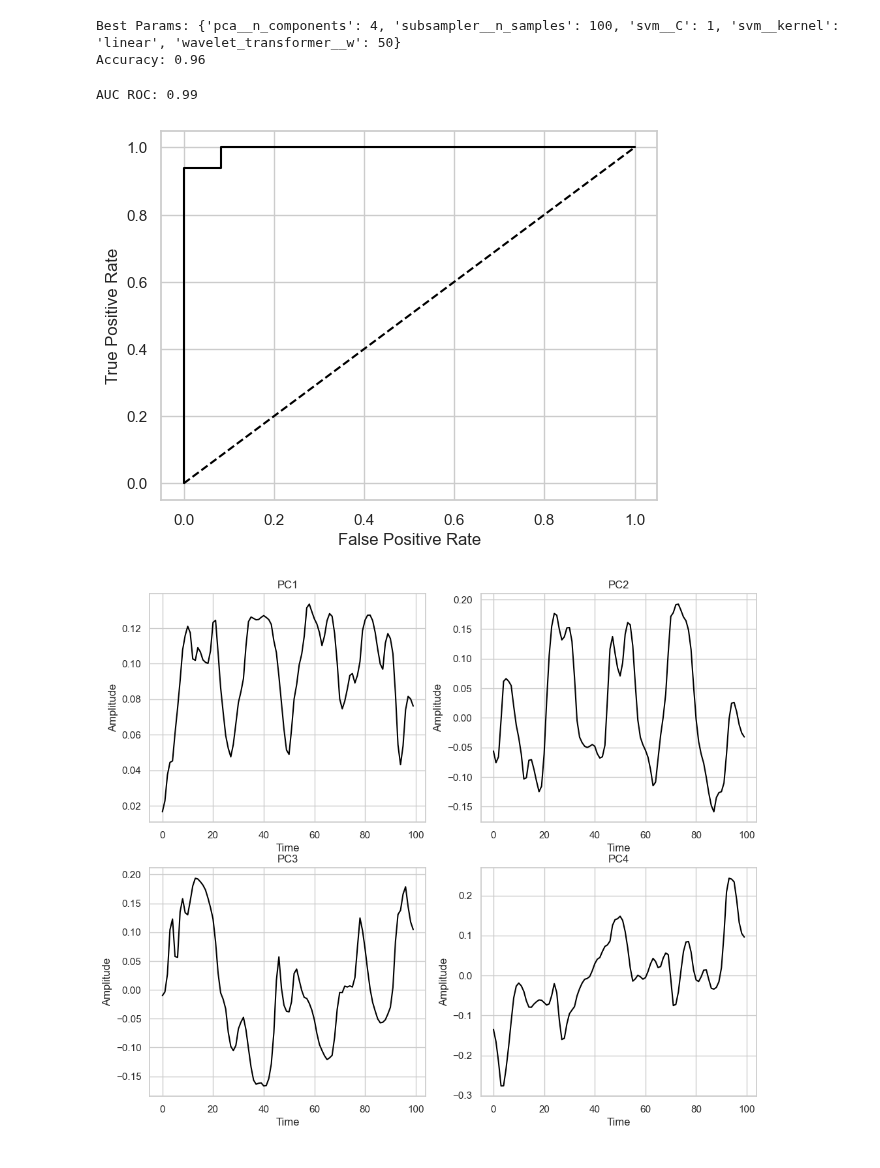
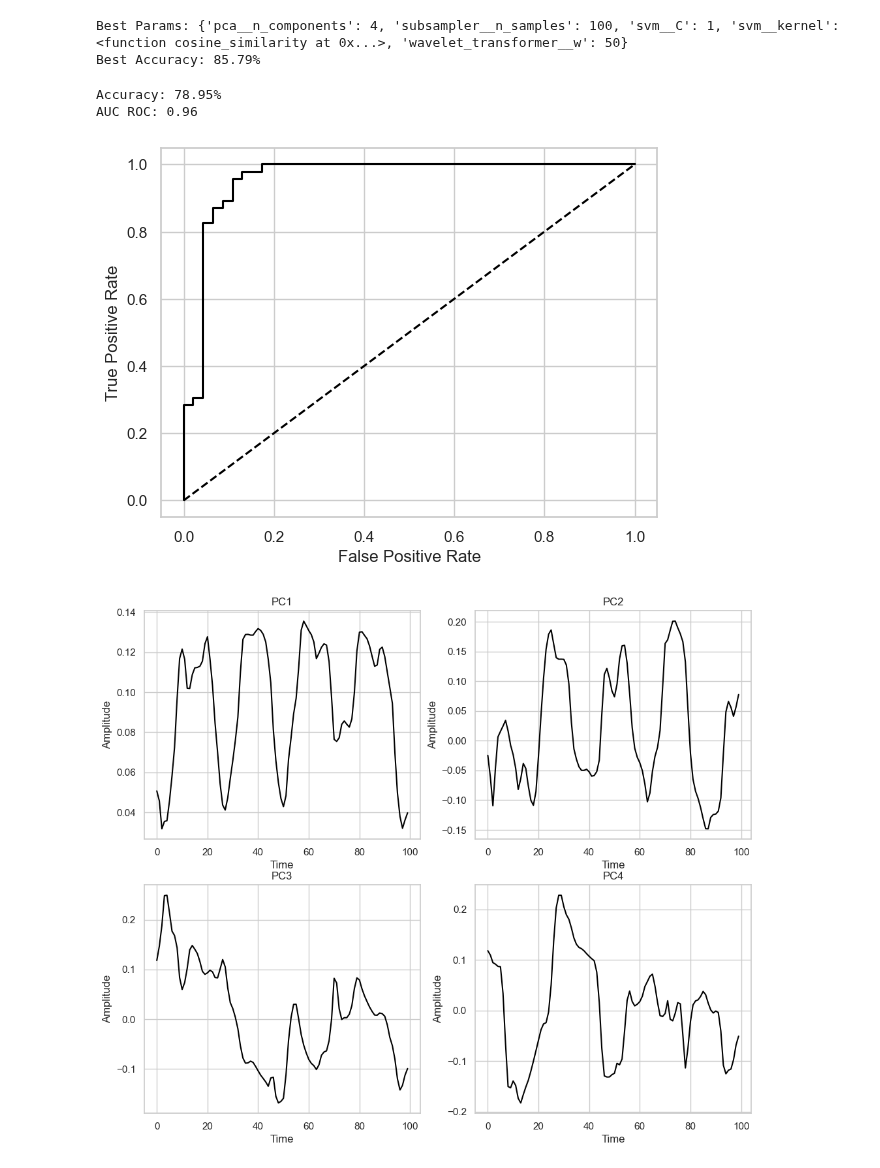
Before and after one commit to TimBerti/ssvep-cvd, a Jupyter notebook: notebooks/cwt_svm_classifier.ipynb, the cells around one changed output. Saved outputs shown, nothing was run; the diff lists cells and outputs as text; code cells hidden in the pictures.

```diff
--- a/notebooks/cwt_svm_classifier.ipynb
+++ b/notebooks/cwt_svm_classifier.ipynb
@@ -49,7 +52,9 @@ preprocessor = Preprocessor(max_len=max_len)
 wavelet_transformer = WaveletTransformer()
 subsampler = Subsampler()
 # %%
-X_train, X_test, y_train, y_test = train_test_split(X, y, test_size=0.3)
+logo = LeaveOneGroupOut()
+
+X_train, X_test, y_train, y_test, groups_train, groups_test = train_test_split(X, y, groups, test_size=0.2)
 
 pipeline = Pipeline([
     ('preprocessor', preprocessor),
@@ -68,52 +73,53 @@ grid = {
     'svm__kernel': ['linear', 'rbf', cosine_similarity]
 }
 
-grid_search = GridSearchCV(pipeline, grid, cv=5, scoring='accuracy', n_jobs=-1)
-grid_search.fit(X_train, y_train)
-
-print('Best Params:', grid_search.best_params_)
-
-model = grid_search.best_estimator_
-model.fit(X_train, y_train)
-
-y_pred = model.predict(X_test)
-
-print(f'Accuracy: {model.score(X_test, y_test):.2f}')
+grid_search = GridSearchCV(pipeline, grid, cv=logo, scoring='accuracy', n_jobs=-1)
+grid_search.fit(X_train, y_train, groups=groups_train)
+params = grid_search.best_params_
+print('Best Params:', params)
+print(f'Best Accuracy: {grid_search.best_score_:.2%}')
 # %% [output]
-Best Params: {'pca__n_components': 4, 'subsampler__n_samples': 100, 'svm__C': 1, 'svm__kernel': 'linear', 'wavelet_transformer__w': 50}
-Accuracy: 0.96
+Best Params: {'pca__n_components': 4, 'subsampler__n_samples': 100, 'svm__C': 1, 'svm__kernel': <function cosine_similarity at 0x...>, 'wavelet_transformer__w': 50}
+Best Accuracy: 85.79%
 # %%
-y_pred_proba = model.predict_proba(X_test)
-auc_roc = roc_auc_score(y_test, y_pred_proba[:, 1])
+pipeline.set_params(**params)
+pipeline.fit(X_train, y_train)
+
+y_pred = pipeline.predict(X_test)
+
+accuracy = np.mean(y_pred == y_test)
+print(f'Accuracy: {accuracy:.2%}')
+
+y_pred_proba = pipeline.predict_proba(X)
+auc_roc = roc_auc_score(y, y_pred_proba[:, 1])
 print(f'AUC ROC: {auc_roc:.2f}')
 
-
-fpr, tpr, thresholds = roc_curve(y_test, y_pred_proba[:, 1])
-
+fpr, tpr, thresholds = roc_curve(y, y_pred_proba[:, 1])
 plt.plot(fpr, tpr, color='black')
 plt.plot([0, 1], [0, 1], color='black', linestyle='--')
 plt.xlabel('False Positive Rate')
 plt.ylabel('True Positive Rate')
 plt.show()
 # %% [output]
-AUC ROC: 0.99
+Accuracy: 78.95%
+AUC ROC: 0.96
-[figure, old version]
+[figure, new version]
 # %%
-pca = model.named_steps['pca']
+pca = pipeline.named_steps['pca']
 
 num_plots = len(pca.components_)
 num_rows = (num_plots + 1) // 2
 fig, axes = plt.subplots(num_rows, 2, figsize=(12, 5 * num_rows))
 for idx, pc in enumerate(pca.components_):
     row = idx // 2
     col = idx % 2
     axes[row, col].plot(pc, color='black')
     axes[row, col].set_xlabel('Time')
     axes[row, col].set_ylabel('Amplitude')
     axes[row, col].set_title('PC' + str(idx + 1))
 plt.show()
 # %% [output]
-[figure, old version]
+[figure, new version]
 # %%
 explained_variance_ratio = pca.explained_variance_ratio_
 num_components = len(explained_variance_ratio)
```
Also changed, not shown: parts of 4 cells of this notebook, 1 other file.
